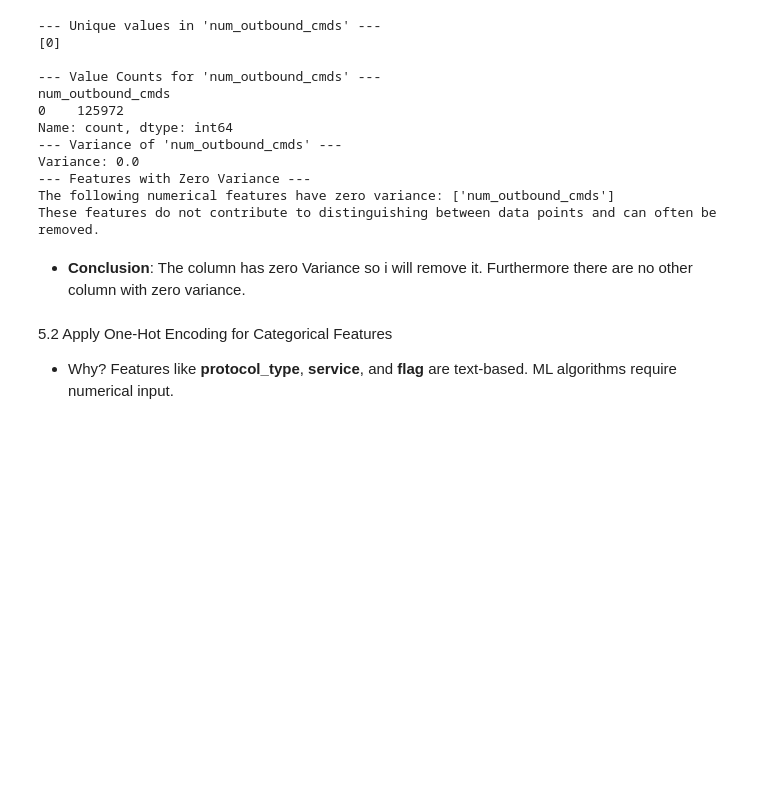
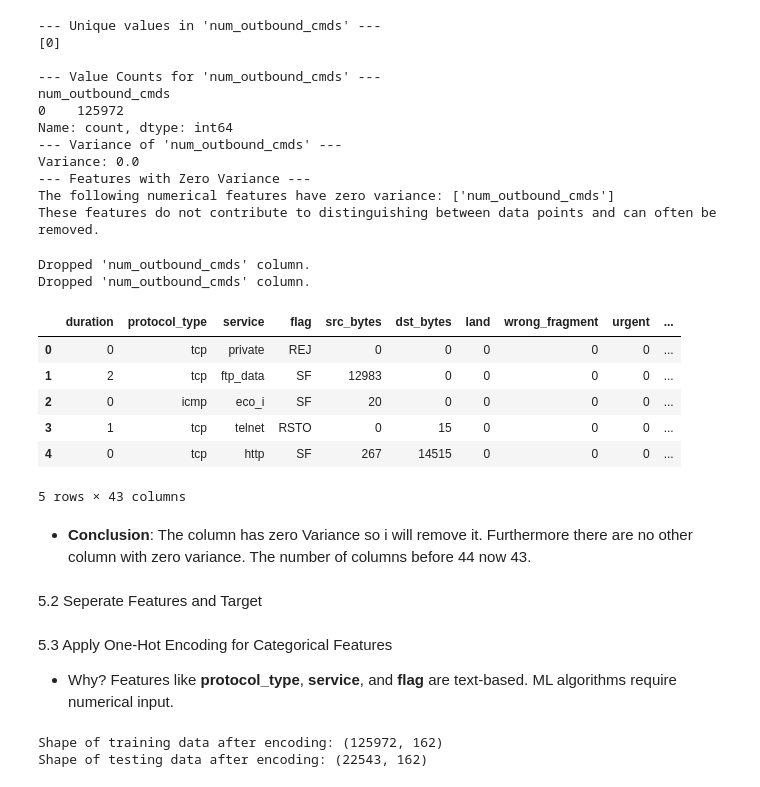
Before and after one commit to MarcelEwinger/Artificial-Intelligence-Machine-Learning-SS25, a Jupyter notebook: notebook.ipynb, the cells around one changed output. Cells and saved outputs as stored; diff of their text form; code cells hidden in the pictures; blank space fills up the shorter version.

```diff
--- a/notebook.ipynb
+++ b/notebook.ipynb
@@ -500,5 +518,26 @@ Variance: 0.0
 --- Features with Zero Variance ---
 The following numerical features have zero variance: ['num_outbound_cmds']
 These features do not contribute to distinguishing between data points and can often be removed.
+# %%
+#drop zero variance features
+df_train.drop("num_outbound_cmds", axis=1, inplace=True)
+print("Dropped 'num_outbound_cmds' column.")
+df_train.head()
+
+df_test.drop("num_outbound_cmds", axis=1, inplace=True)
+print("Dropped 'num_outbound_cmds' column.")
+df_test.head()
+# %% [output]
+Dropped 'num_outbound_cmds' column.
+Dropped 'num_outbound_cmds' column.
+|  | duration | protocol_type | service | flag | src_bytes | dst_bytes | land | wrong_fragment | urgent | ... |
+| 0 | 0 | tcp | private | REJ | 0 | 0 | 0 | 0 | 0 | ... |
+| 1 | 2 | tcp | ftp_data | SF | 12983 | 0 | 0 | 0 | 0 | ... |
+| 2 | 0 | icmp | eco_i | SF | 20 | 0 | 0 | 0 | 0 | ... |
+| 3 | 1 | tcp | telnet | RSTO | 0 | 15 | 0 | 0 | 0 | ... |
+| 4 | 0 | tcp | http | SF | 267 | 14515 | 0 | 0 | 0 | ... |
+5 rows × 43 columns
 # %% [markdown]
-- **Conclusion**: The column has zero Variance so i will remove it. Furthermore there are no other column with zero variance.
+- **Conclusion**: The column has zero Variance so i will remove it. Furthermore there are no other column with zero variance. The number of columns before 44 now 43.
+# %% [markdown]
+5.2 Seperate Features and Target
@@ -505,3 +551,27 @@ These features do not contribute to distinguishing between data points and can o
 # %% [markdown]
-5.2 Apply One-Hot Encoding for Categorical Features
+5.3 Apply One-Hot Encoding for Categorical Features
  -  Why? Features like **protocol_type**, **service**, and **flag** are text-based. ML algorithms require numerical input.
+# %%
+
+# Store the number of training samples to split the data back later
+train_len = len(X_train_raw)
+
+# 2. Combine train and test sets for consistent encoding
+combined_df = pd.concat([X_train_raw, X_test_raw], axis=0)
+
+# 3. Identify Categorical and Numerical Features
+categorical_cols = combined_df.select_dtypes(include=['object']).columns
+numerical_cols = combined_df.select_dtypes(include=['number']).columns
+
+# 4. Apply One-Hot Encoding to the combined dataframe
+combined_encoded = pd.get_dummies(combined_df, columns=categorical_cols)
+
+# 5. Split back into training and testing sets
+X_train = combined_encoded.iloc[:train_len]
+X_test = combined_encoded.iloc[train_len:]
+
+print("Shape of training data after encoding:", X_train.shape)
+print("Shape of testing data after encoding:", X_test.shape)
+# %% [output]
+Shape of training data after encoding: (125972, 162)
+Shape of testing data after encoding: (22543, 162)
```
Also changed, not shown: parts of 12 cells of this notebook.
